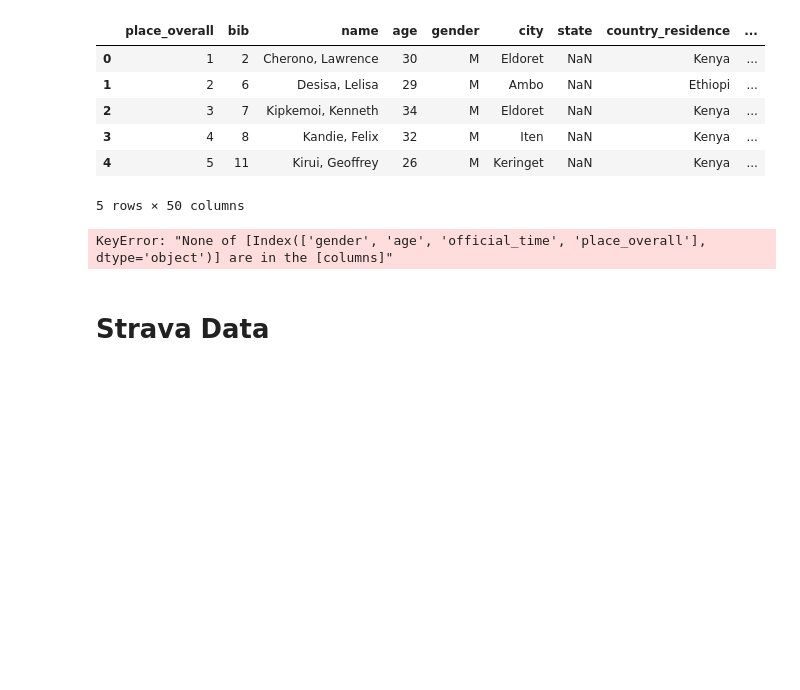
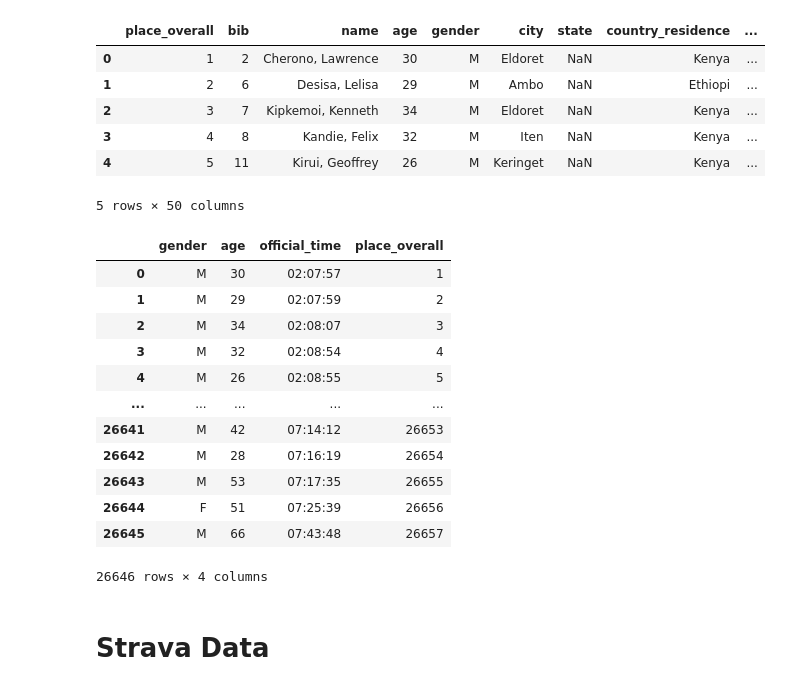
Before and after one commit to eoinlees/PforDA-Project-2020, a Jupyter notebook: Test Notebook.ipynb, the cells around one changed output. Saved outputs shown, nothing was run; the diff lists cells and outputs as text; code cells hidden in the pictures; blank space fills up the shorter version.

Commit message:
Changed data set for initial analysis. Other were too complicatied. Created New master project file.

```diff
--- a/Test Notebook.ipynb
+++ b/Test Notebook.ipynb
@@ -163,9 +163,22 @@ marathonData.head()
 | 4 | 5 | 11 | Kirui, Geoffrey | 26 | M | Keringet | NaN | Kenya | ... |
 5 rows × 50 columns
 # %%
-mdf = galData[["gender", "age", "official_time",  "place_overall" ]]
+mdf = marathonData[["gender", "age", "official_time",  "place_overall" ]]
+mdf
 # %% [output]
+|  | gender | age | official_time | place_overall |
+| 0 | M | 30 | 02:07:57 | 1 |
+| 1 | M | 29 | 02:07:59 | 2 |
+| 2 | M | 34 | 02:08:07 | 3 |
+| 3 | M | 32 | 02:08:54 | 4 |
+| 4 | M | 26 | 02:08:55 | 5 |
+| ... | ... | ... | ... | ... |
+| 26641 | M | 42 | 07:14:12 | 26653 |
+| 26642 | M | 28 | 07:16:19 | 26654 |
+| 26643 | M | 53 | 07:17:35 | 26655 |
+| 26644 | F | 51 | 07:25:39 | 26656 |
+| 26645 | M | 66 | 07:43:48 | 26657 |
-KeyError: "None of [Index(['gender', 'age', 'official_time', 'place_overall'], dtype='object')] are in the [columns]"
+26646 rows × 4 columns
 # %% [markdown]
 # Strava Data
 # %%
```
Also changed, not shown: 3 other files.
